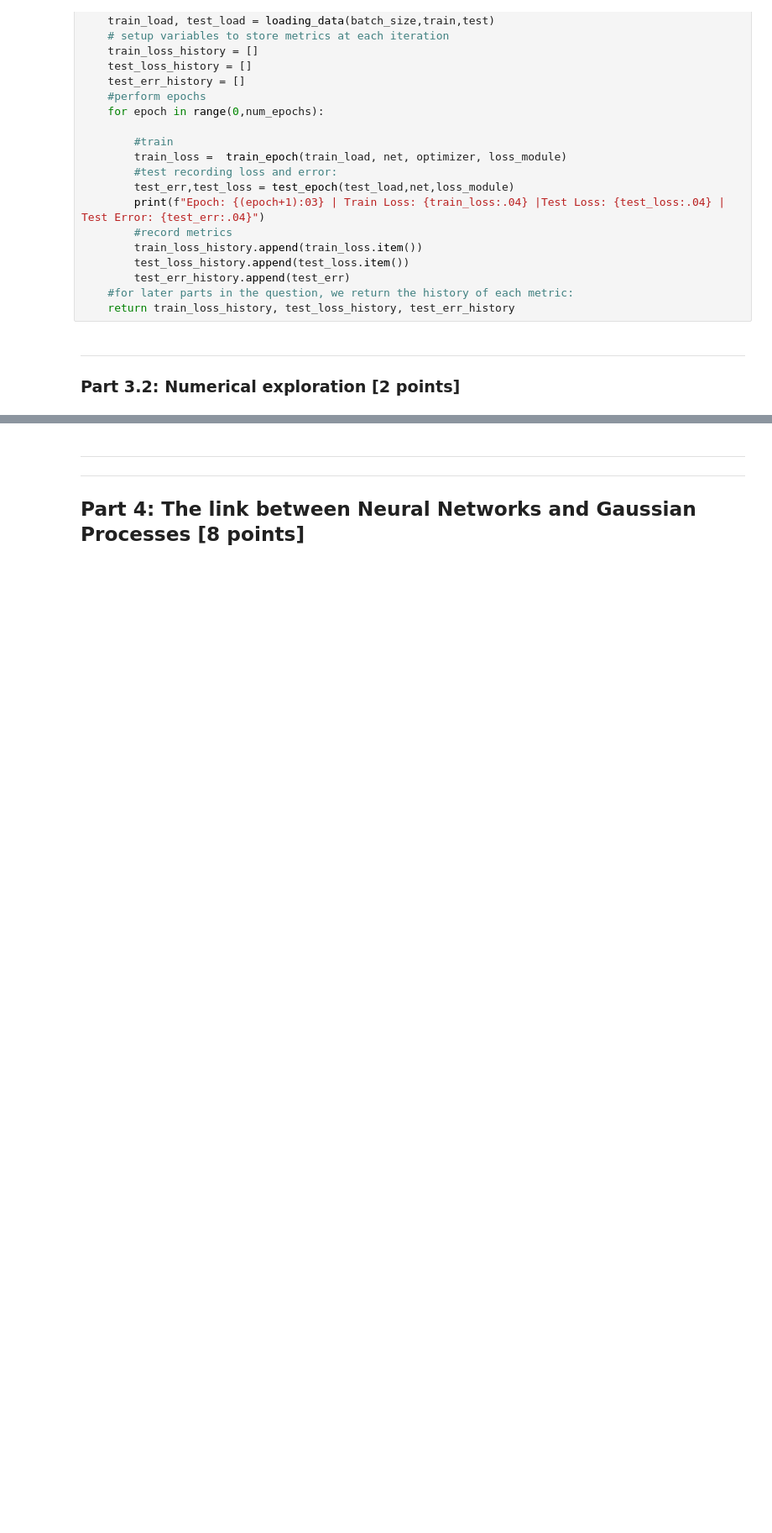
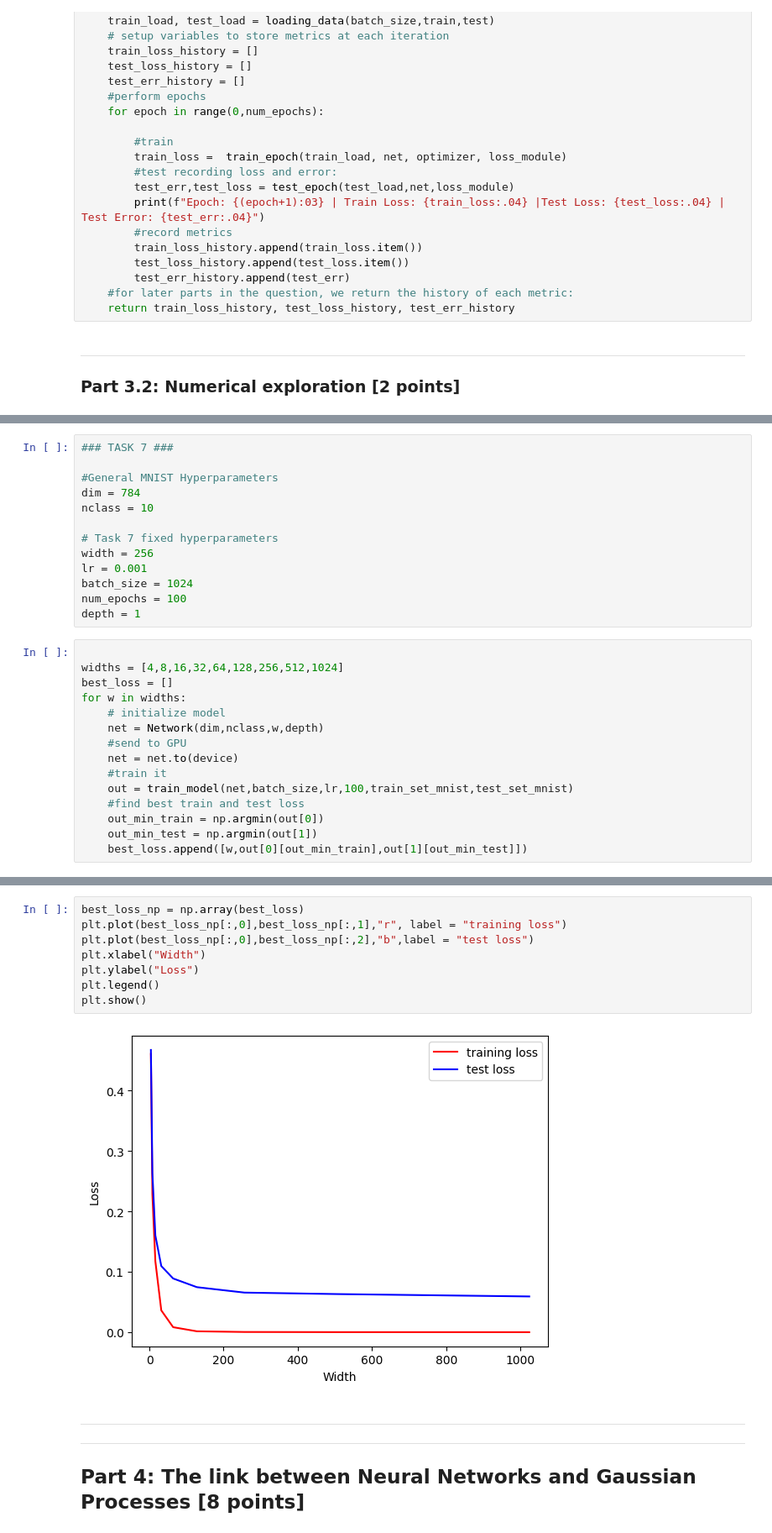
Before and after one commit to frasermartinx/MFOML, a Jupyter notebook: CW_1/02476922_cw1_MathsML.ipynb, the cells around one changed output, grey strips where cells are left out. Shown: that part at 84% size. Saved outputs shown, nothing was run; the diff lists cells and outputs as text; blank space fills up the shorter version.

```diff
--- a/CW_1/02476922_cw1_MathsML.ipynb
+++ b/CW_1/02476922_cw1_MathsML.ipynb
@@ -645,0 +623,28 @@ print(a)
+# %%
+### TASK 7 ###
+
+#General MNIST Hyperparameters
+dim = 784
+nclass = 10
+
+# Task 7 fixed hyperparameters
+width = 256
+lr = 0.001
+batch_size = 1024
+num_epochs = 100
+depth = 1
+# %%
+
+widths = [4,8,16,32,64,128,256,512,1024]
+best_loss = []
+for w in widths:
+    # initialize model
+    net = Network(dim,nclass,w,depth)
+    #send to GPU
+    net = net.to(device)
+    #train it
+    out = train_model(net,batch_size,lr,100,train_set_mnist,test_set_mnist)
+    #find best train and test loss
+    out_min_train = np.argmin(out[0])
+    out_min_test = np.argmin(out[1])
+    best_loss.append([w,out[0][out_min_train],out[1][out_min_test]])
@@ -646,3 +690,13 @@ print(a)
+# %%
+best_loss_np = np.array(best_loss)
+plt.plot(best_loss_np[:,0],best_loss_np[:,1],"r", label = "training loss")
+plt.plot(best_loss_np[:,0],best_loss_np[:,2],"b",label = "test loss")
+plt.xlabel("Width")
+plt.ylabel("Loss")
+plt.legend()
+plt.show()
+# %% [output]
+[figure, added]
 # %% [markdown]
 ***
 ***
```
Also changed, not shown: parts of 52 cells of this notebook.
